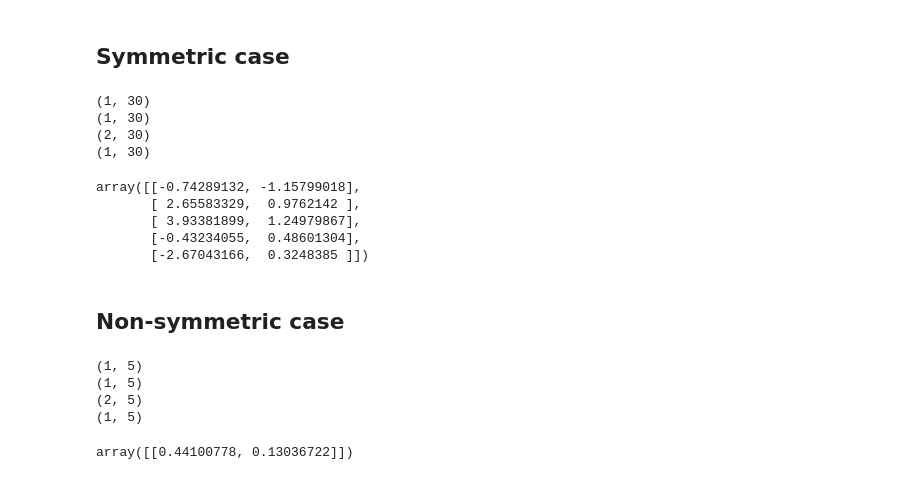
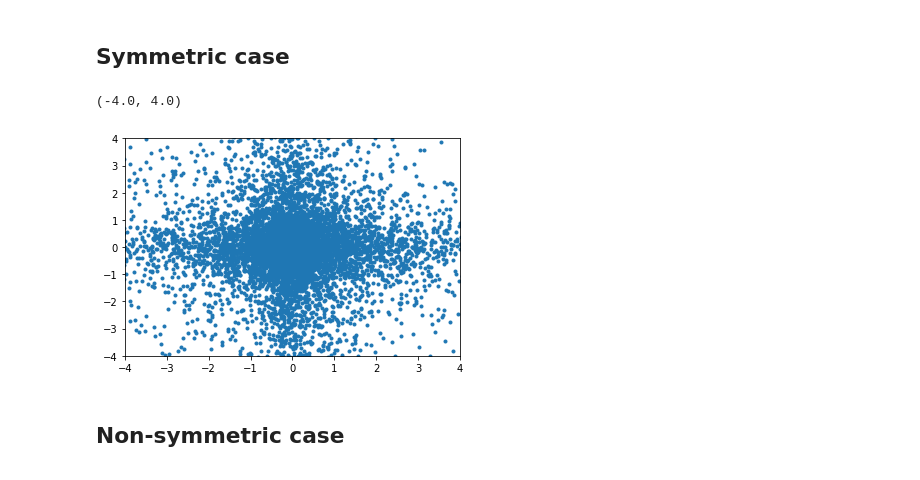
Before and after one commit to chwilko/CSoS, a Jupyter notebook: Python3/L4/Task_1.ipynb, the cells around one changed output. Cells and saved outputs as stored; diff of their text form; code cells hidden in the pictures.

Commit message:
visualizations for the 1st task
kde density estimator is not working, but i think that scatter plot is enough

```diff
--- a/Python3/L4/Task_1.ipynb
+++ b/Python3/L4/Task_1.ipynb
@@ -7,22 +10,21 @@ from alphastable import *
 ## Symmetric case
 # %%
 alpha = 0.9
+N = 10000
 gamma = [0.25, 0.125, 0.25, 0.25, 0.125, 0.25]
 points = [[1, 0], [0.5, np.sqrt(3)/2],
             [-1/2, np.sqrt(3)/2], [-1, 0],
             [-1/2, -np.sqrt(3)/2], [1/2, -np.sqrt(3)/2]]
 # %%
-multivariate_alphastable(5, alpha, gamma, points)
+MA = multivariate_alphastable(N, alpha, gamma, points)
-# %% [output]
-(1, 30)
-(1, 30)
-(2, 30)
-(1, 30)
-array([[-0.74289132, -1.15799018],
-       [ 2.65583329,  0.9762142 ],
-       [ 3.93381899,  1.24979867],
-       [-0.43234055,  0.48601304],
-       [-2.67043166,  0.3248385 ]])
+# %%
+fig, ax = plt.subplots()
+ax.plot(MA[:, 0], MA[:, 1], '.');
+ax.set_ylim([-4, 4])
+ax.set_xlim([-4, 4])
+# %% [output]
+(-4.0, 4.0)
+[figure, added]
 # %% [markdown]
 ## Non-symmetric case
 # %%
@@ -34,10 +37,4 @@ points = [[1, 0],
         [0, 1],
         [-1/2, np.sqrt(3)/2]]
 # %%
-multivariate_alphastable(1, alpha, gamma, points)
+MA = multivariate_alphastable(N, alpha, gamma, points)
-# %% [output]
-(1, 5)
-(1, 5)
-(2, 5)
-(1, 5)
-array([[0.44100778, 0.13036722]])
```
Also changed, not shown: parts of 4 cells of this notebook.
